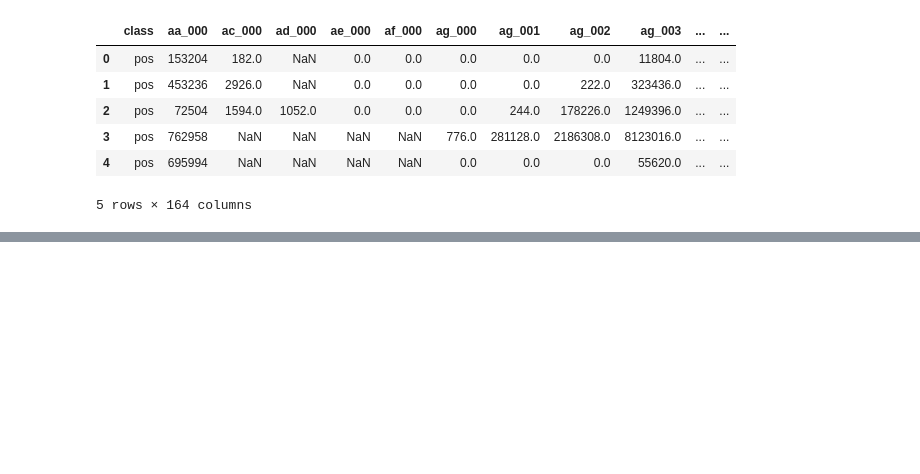
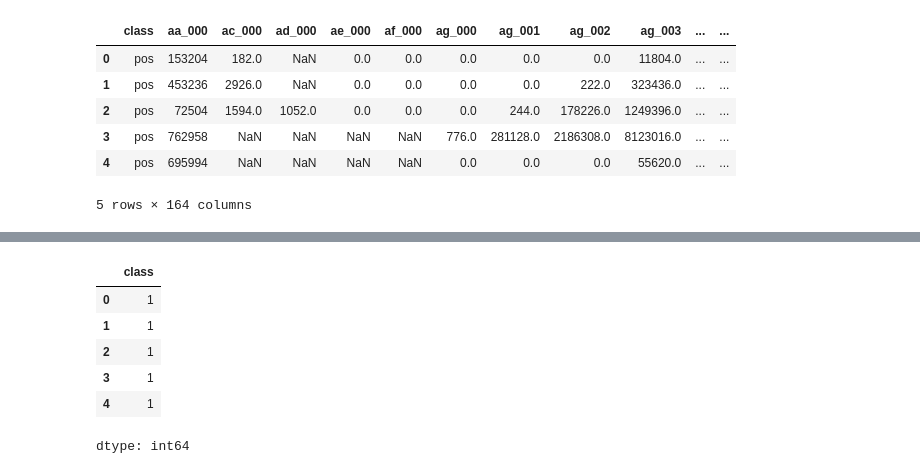
Before and after one commit to Chimmz/sensor-fault-detection, a Jupyter notebook: APS_fault.ipynb, the cells around one changed output, grey strips where cells are left out. Cells and saved outputs as stored; diff of their text form; code cells hidden in the pictures; blank space fills up the shorter version.

```diff
--- a/APS_fault.ipynb
+++ b/APS_fault.ipynb
@@ -107,0 +120,16 @@ df.head()
+# %%
+X = df.drop('class', axis=1)
+y = df['class']
+# %%
+# Manually encode target
+
+y = y.replace({'pos': 1, 'neg': 0})
+y.head()
+# %% [output]
+|  | class |
+| 0 | 1 |
+| 1 | 1 |
+| 2 | 1 |
+| 3 | 1 |
+| 4 | 1 |
+dtype: int64
```
Also changed, not shown: parts of 12 cells of this notebook.
